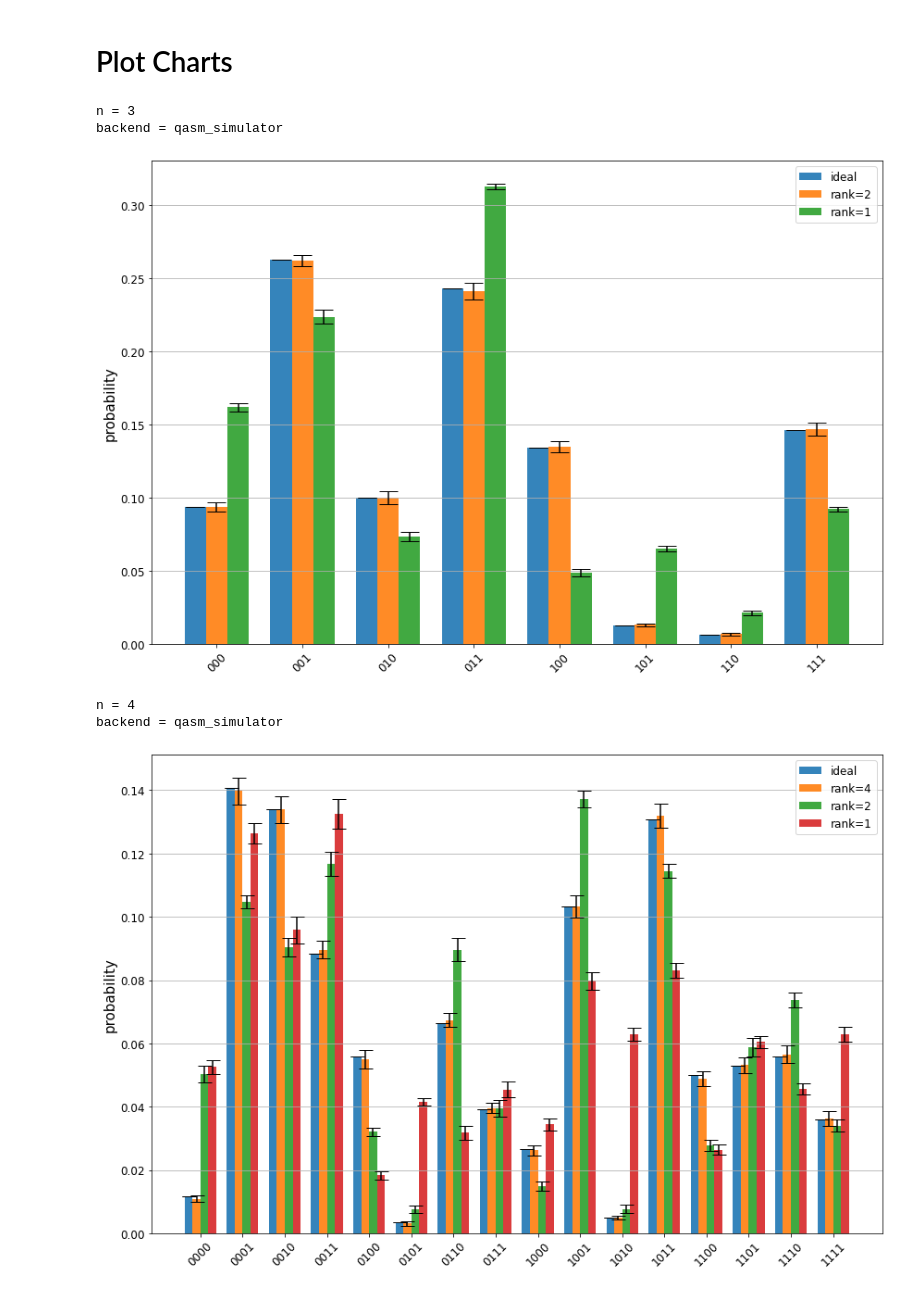
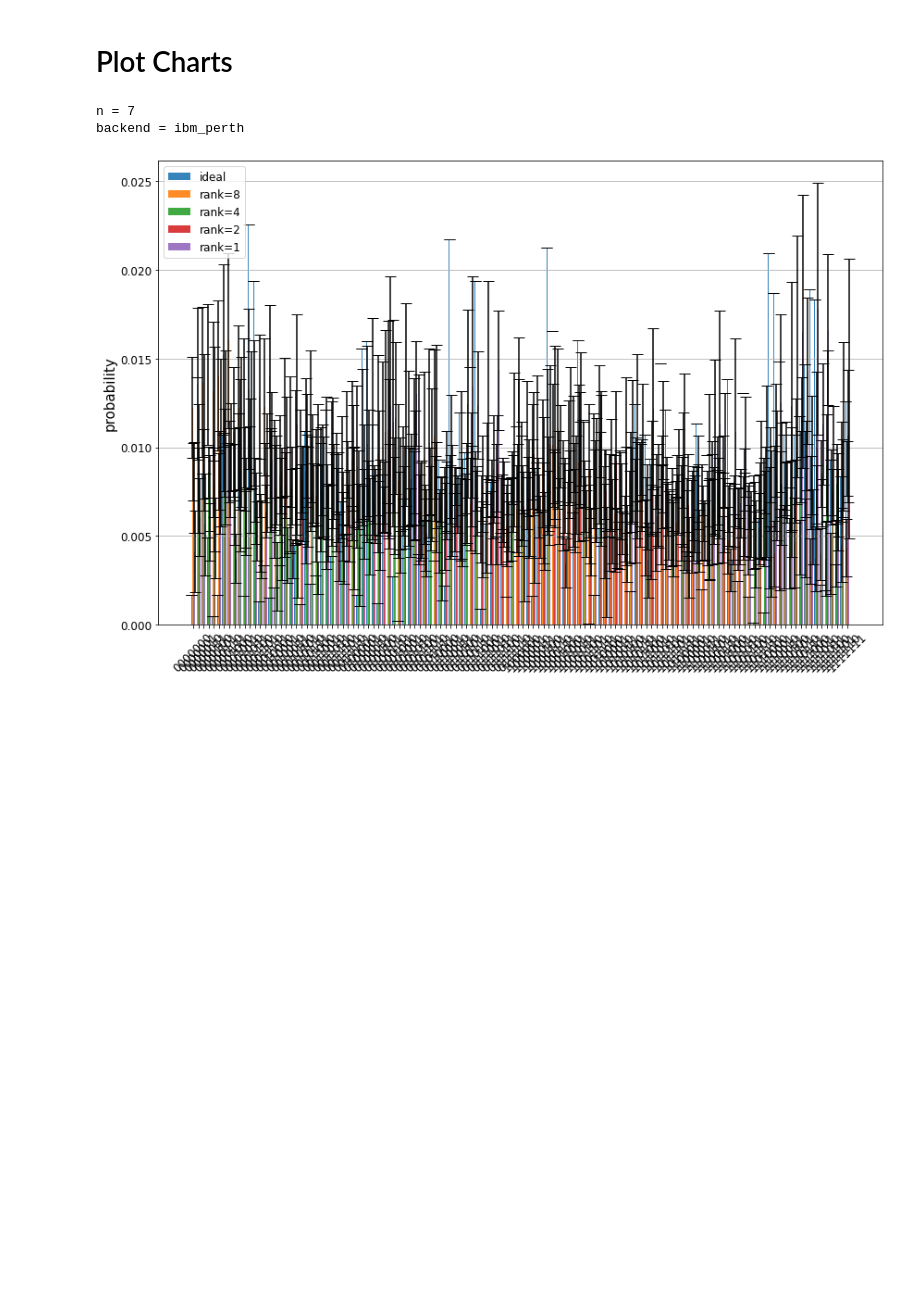
Before and after one commit to qclib/qclib, a Jupyter notebook: example/schmidt/Experiment.ipynb, the cells around one changed output. Drawn from its saved outputs; the diff is of its cells as text; code cells hidden in the pictures; blank space fills up the shorter version.

```diff
--- a/example/schmidt/Experiment.ipynb
+++ b/example/schmidt/Experiment.ipynb
@@ -10,19 +11,21 @@ provider = IBMQ.get_provider(hub='ibm-q-research') # 'ibm-q'
 from qiskit_ionq import IonQProvider
 provider_ionq = IonQProvider()
 # %%
-backend_0  = Aer.get_backend('qasm_simulator')
+backend_0  = AerSimulator()
 backend_1  = provider.get_backend('ibmq_qasm_simulator')
 backend_2  = provider.get_backend('ibmq_santiago')
 backend_3  = provider.get_backend('ibmq_manila')
 backend_4  = provider.get_backend('ibmq_casablanca')
 backend_5  = provider.get_backend('ibmq_jakarta')
 backend_6  = provider.get_backend('ibm_lagos')
+backend_7  = provider.get_backend('ibmq_bogota')
+backend_8  = provider.get_backend('ibm_perth')
 
-backend_7  = FakeMontreal()
-backend_8  = FakeMumbai()
+backend_9  = FakeMontreal()
+backend_10  = FakeMumbai()
 
-backend_9 = provider_ionq.get_backend("ionq_simulator")
-backend_10 = provider_ionq.get_backend("ionq_qpu")
+backend_11 = provider_ionq.get_backend("ionq_simulator")
+backend_12 = provider_ionq.get_backend("ionq_qpu")
 
 shots      = 8192
 
@@ -30,7 +33,7 @@ shots      = 8192
     Select the backends that will be compared.
 """
 
-backends = [ backend_0 ]
+backends = [ backend_8  ]
 # %% [markdown]
 # Experiment procedures
 # %%
@@ -93,5 +100,4 @@ def run_circuit(state, r=0):
 # Experiment
 # %%
 reps = 10
-min_n = 3
-max_n = 10
+n_list = [7]
@@ -132,8 +104,16 @@ n = 10  purity = 0.5860499680216101
 # %%
+states = {}
+
+# Random complex input vector.
+for n in n_list:
+    rnd = np.random.RandomState(42)
+    state = rnd.rand(2**n) + rnd.rand(2**n) * 1j
+    states[2**n] = state/np.linalg.norm(state)
+
 ideals = {}
 result = {}
-for n in range(min_n, max_n+1):
-    print('n =', n)
+for n in n_list:
+    print('\nn =', n)
 
     input_state = states[2**n]
 
@@ -150,12 +130,14 @@ for n in range(min_n, max_n+1):
         result[n][backend_name] = {}
 
         for r in [2**m for m in range(n//2+1)][::-1]: # iso:{1<=rank<2**(n_qubits//2)};uni:{rank=2**(n_qubits//2)}
-            print('\trank =', r, ' run: ', end='')
+            print('rank =', r, 'run: ', end='')
 
             probs = []
             for i in range(reps):
-                print(i, ' ', end='')
+                print(str(i)+' ', end='')
                 probs.append( run_circuit(input_state, r) )
-            print('')
+
+            ol, n_cx, n_dp = overlap_and_counts(input_state, r)
+            print('   overlap:', round(ol,5), '\tcnots:', n_cx, '\tdepth:', n_dp)
             result[n][backend_name][r] = probs
 # %% [output]
@@ -185,14 +157,14 @@ def print_result(ideal, probs):
 
     for r, prob in averages.items():
         mae = np.sum( np.abs( prob - ideal ) ) / 2**n
-        print('\trank =', r, 'MAE =', mae)
+        print('rank =', r, '\tMAE =', round(mae,7))
         #print('\tIdeal probabilities:')
         #print('\t', ideal)
         #print('\tAverage probabilities:')
         #print('\t', prob)
 
-for n in range(min_n, max_n+1):
-    print('n =', n)
+for n in n_list:
+    print('\nn =', n)
     for j, backend in enumerate(backends):
         print('\nbackend =', backend.name())
         print_result(ideals[n], result[n][backend.name()])
@@ -234,37 +196,34 @@ def plot(labels, averages, stds, xticks):
 
         x_pos = [x + b_width for x in x_pos]
 
     plt.ylabel('probability', fontsize = 15)
     plt.xticks([x + b_width*(n_labels-1)/2 for x in range(n_bars)], xticks, fontsize=12, rotation=45)
     plt.grid(b=True, axis='y')
     plt.yticks(fontsize=12)
     plt.legend(fontsize=12)
     plt.tight_layout()
     #plt.savefig('bar_plot_with_error_bars.png')
     plt.show()
 
 def plot_result(ideal, probs):
     n = int(np.log2(len(ideal)))
     labels   = [ "rank="+str(key) for key, val in probs.items() ]
     averages = [ np.mean(prob, axis=0) for key, prob in probs.items() ]
     stds     = [ np.std(prob , axis=0) for key, prob in probs.items() ]
     xticks   = ['{:0{}b}'.format(p, n) for p in range(2**n)]
 
     labels.insert(0, 'ideal')
     averages.insert(0, ideal)
     stds.insert(0, [0]*len(ideal))
 
     plot(labels, averages, stds, xticks)
 
-for n in range(min_n, max_n+1):
+for n in n_list:
     print('n =', n)
     for j, backend in enumerate(backends):
         print('backend =', backend.name())
         plot_result(ideals[n], result[n][backend.name()])
 # %% [output]
-n = 3
-backend = qasm_simulator
+n = 7
+backend = ibm_perth
-[figure, old version]
+[figure, new version]
-n = 4
-backend = qasm_simulator
-[figure, removed]
```
Also changed, not shown: parts of 6 cells of this notebook, 3 other files.
